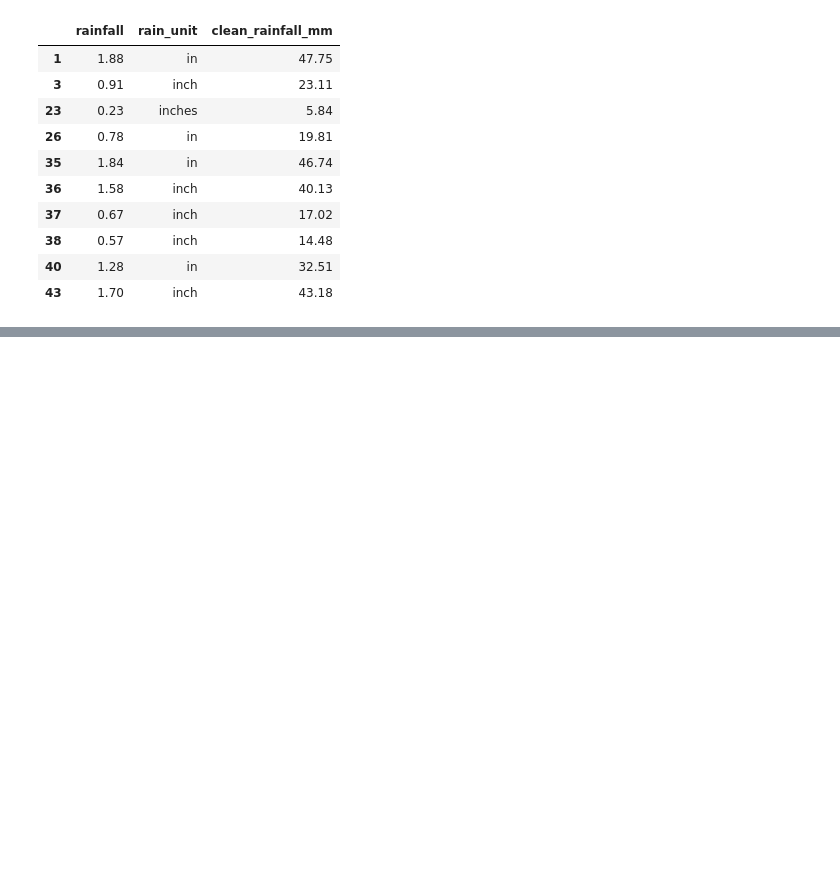
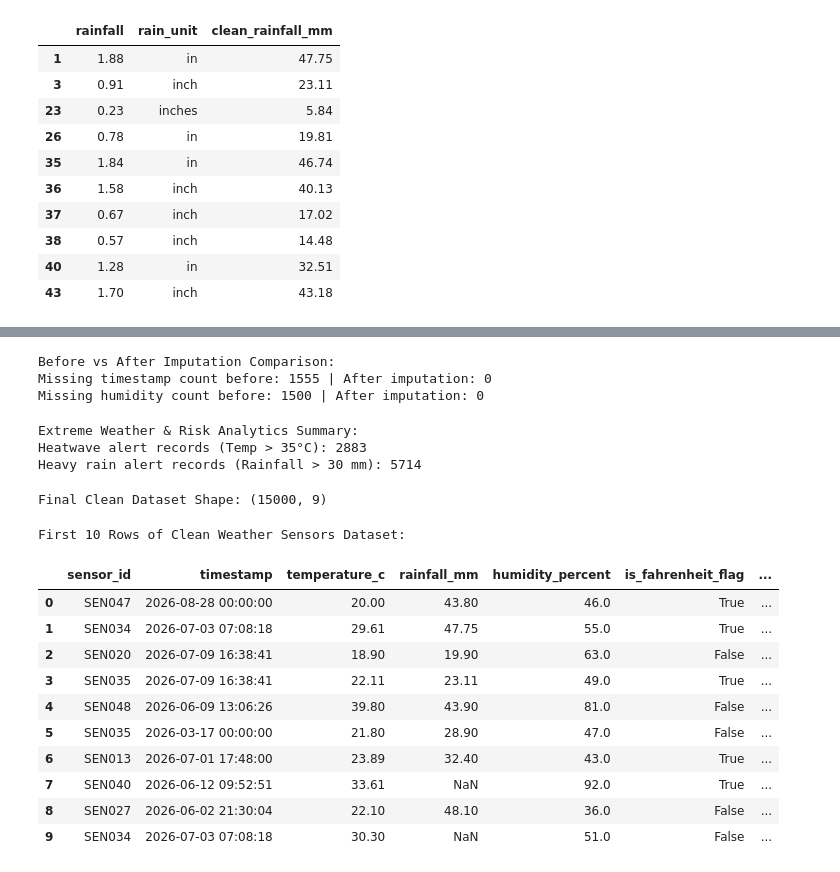
Before and after one commit to mdzakizafar/AgroBuddy, a Jupyter notebook: notebooks/05_Weather_Sensors_Data_Rescue.ipynb, the cells around one changed output, grey strips where cells are left out. Cells and saved outputs as stored; diff of their text form; code cells hidden in the pictures; blank space fills up the shorter version.

Commit message:
Added code of Step 4: UTC to IST Timezone Standardization, Sensor Imputation, Extreme Weather Analytics & Clean CSV Export

```diff
--- a/notebooks/05_Weather_Sensors_Data_Rescue.ipynb
+++ b/notebooks/05_Weather_Sensors_Data_Rescue.ipynb
@@ -284,0 +322,11 @@ Sample Inches to MM Conversions:
+# %%
+# Impute missing timestamps per sensor_id via forward-fill and backward-fill
+df['clean_timestamp'] = df.groupby('sensor_id')['clean_timestamp'].ffill().bfill()
+# %%
+# Impute missing humidity_percent using sensor-wise median
+sensor_median_hum = df.groupby('sensor_id')['humidity_percent'].transform('median')
+df['clean_humidity_percent'] = df['humidity_percent'].fillna(sensor_median_hum).fillna(62.0).round(1)
+# %%
+#  Extreme Weather Analytics
+df['is_heatwave_flag'] = np.where(df['clean_temperature_c'] > 35.0, 1, 0)
+df['is_heavy_rain_flag'] = np.where(df['clean_rainfall_mm'] > 30.0, 1, 0)
@@ -284,0 +335,25 @@ Sample Inches to MM Conversions:
+# %%
+print("Before vs After Imputation Comparison:")
+print("Missing timestamp count before:", df_raw['timestamp'].isnull().sum(), "| After imputation:", df['clean_timestamp'].isnull().sum())
+print("Missing humidity count before:", df_raw['humidity_percent'].isnull().sum(), "| After imputation:", df['clean_humidity_percent'].isnull().sum())
+# %% [output]
+Before vs After Imputation Comparison:
+Missing timestamp count before: 1555 | After imputation: 0
+Missing humidity count before: 1500 | After imputation: 0
+# %%
+print("\nExtreme Weather & Risk Analytics Summary:")
+print("Heatwave alert records (Temp > 35°C):", df['is_heatwave_flag'].sum())
+print("Heavy rain alert records (Rainfall > 30 mm):", df['is_heavy_rain_flag'].sum())
+# %% [output]
+Extreme Weather & Risk Analytics Summary:
+Heatwave alert records (Temp > 35°C): 2883
+Heavy rain alert records (Rainfall > 30 mm): 5714
+# %%
+# Final Clean Schema Export
+clean_cols = ['sensor_id', 'clean_timestamp', 'clean_temperature_c', 'clean_rainfall_mm',
+              'clean_humidity_percent', 'is_fahrenheit_flag', 'is_negative_rainfall_anomaly',
+              'is_heatwave_flag', 'is_heavy_rain_flag']
+df_clean = df[clean_cols].copy()
+df_clean.columns = ['sensor_id', 'timestamp', 'temperature_c', 'rainfall_mm',
+                    'humidity_percent', 'is_fahrenheit_flag', 'is_negative_rainfall_anomaly',
+                    'is_heatwave_flag', 'is_heavy_rain_flag']
@@ -284,0 +364,20 @@ Sample Inches to MM Conversions:
+# %%
+print("Final Clean Dataset Shape:", df_clean.shape)
+# %% [output]
+Final Clean Dataset Shape: (15000, 9)
+# %%
+print("First 10 Rows of Clean Weather Sensors Dataset:")
+df_clean.head(10)
+# %% [output]
+First 10 Rows of Clean Weather Sensors Dataset:
+|  | sensor_id | timestamp | temperature_c | rainfall_mm | humidity_percent | is_fahrenheit_flag | ... |
+| 0 | SEN047 | 2026-08-28 00:00:00 | 20.00 | 43.80 | 46.0 | True | ... |
+| 1 | SEN034 | 2026-07-03 07:08:18 | 29.61 | 47.75 | 55.0 | True | ... |
+| 2 | SEN020 | 2026-07-09 16:38:41 | 18.90 | 19.90 | 63.0 | False | ... |
+| 3 | SEN035 | 2026-07-09 16:38:41 | 22.11 | 23.11 | 49.0 | True | ... |
+| 4 | SEN048 | 2026-06-09 13:06:26 | 39.80 | 43.90 | 81.0 | False | ... |
+| 5 | SEN035 | 2026-03-17 00:00:00 | 21.80 | 28.90 | 47.0 | False | ... |
+| 6 | SEN013 | 2026-07-01 17:48:00 | 23.89 | 32.40 | 43.0 | True | ... |
+| 7 | SEN040 | 2026-06-12 09:52:51 | 33.61 | NaN | 92.0 | True | ... |
+| 8 | SEN027 | 2026-06-02 21:30:04 | 22.10 | 48.10 | 36.0 | False | ... |
+| 9 | SEN034 | 2026-07-03 07:08:18 | 30.30 | NaN | 51.0 | False | ... |
```
Also changed, not shown: parts of 7 cells of this notebook.
